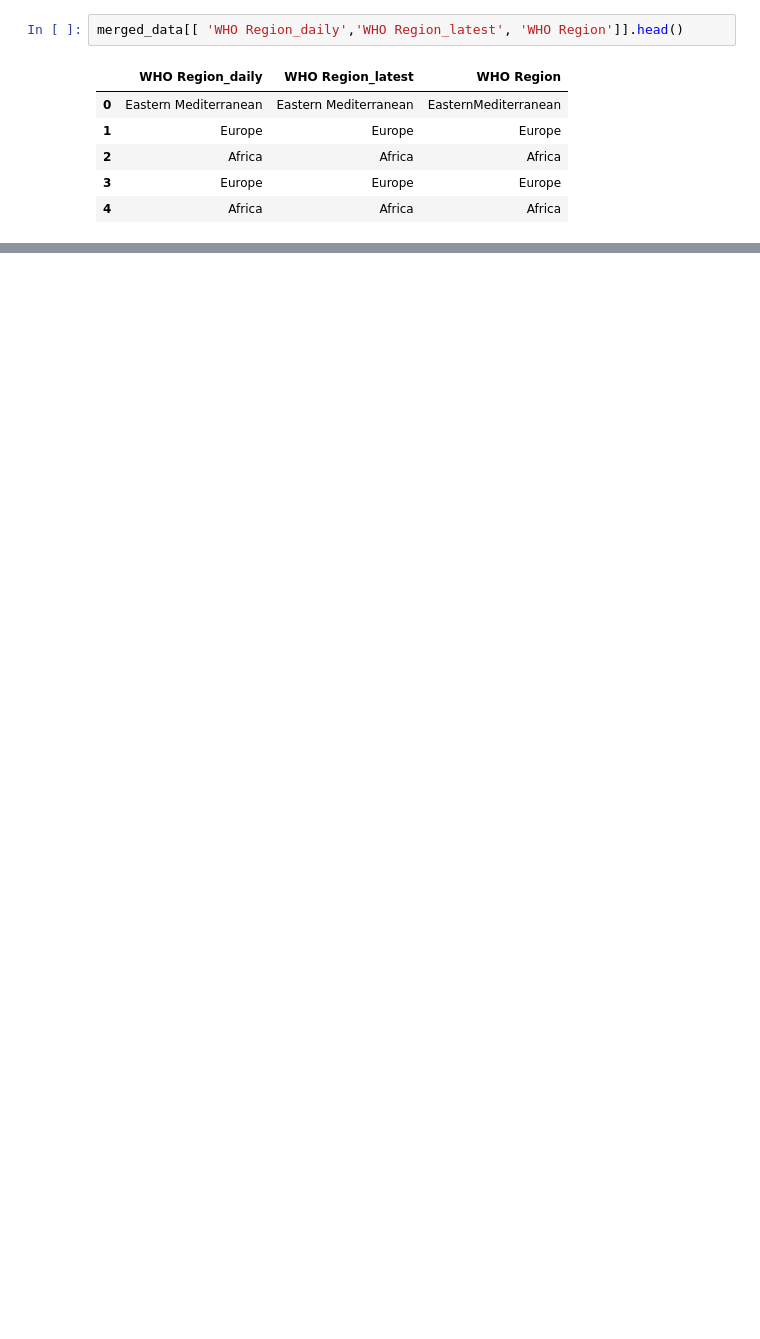
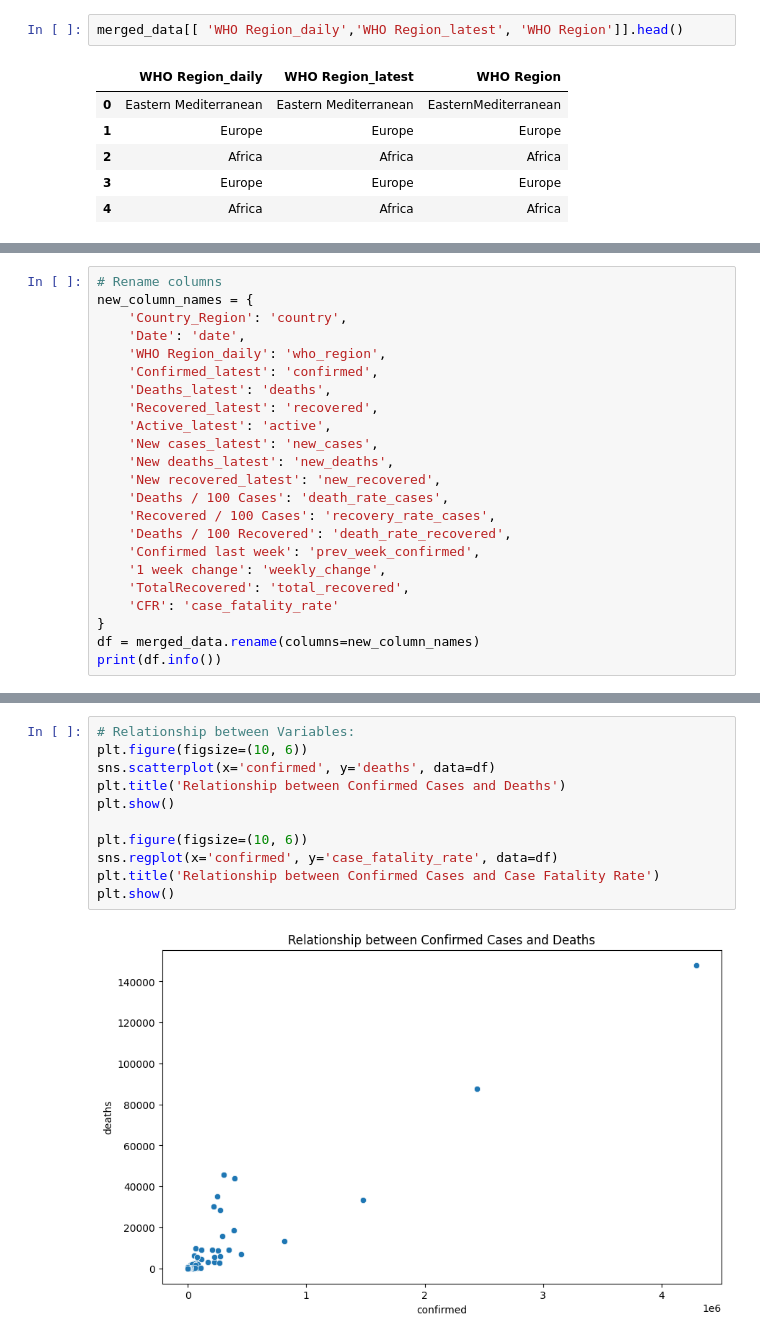
Before and after one commit to izik-adio/Predictive-Modelling-for-COVID-19, a Jupyter notebook: eda_to_modeling.ipynb, the cells around one changed output, grey strips where cells are left out. Cells and saved outputs as stored; diff of their text form; blank space fills up the shorter version.

```diff
--- a/eda_to_modeling.ipynb
+++ b/eda_to_modeling.ipynb
@@ -128,0 +124,23 @@ print(merged_data_reduced.info())
+# %%
+# Rename columns
+new_column_names = {
+    'Country_Region': 'country',
+    'Date': 'date',
+    'WHO Region_daily': 'who_region',
+    'Confirmed_latest': 'confirmed',
+    'Deaths_latest': 'deaths',
+    'Recovered_latest': 'recovered',
+    'Active_latest': 'active',
+    'New cases_latest': 'new_cases',
+    'New deaths_latest': 'new_deaths',
+    'New recovered_latest': 'new_recovered',
+    'Deaths / 100 Cases': 'death_rate_cases',
+    'Recovered / 100 Cases': 'recovery_rate_cases',
+    'Deaths / 100 Recovered': 'death_rate_recovered',
+    'Confirmed last week': 'prev_week_confirmed',
+    '1 week change': 'weekly_change',
+    'TotalRecovered': 'total_recovered',
+    'CFR': 'case_fatality_rate'
+}
+df = merged_data.rename(columns=new_column_names)
+print(df.info())
@@ -131,0 +259,13 @@ merged_data.to_csv('merged_covid_data.csv', index=False)
+# %%
+# Relationship between Variables:
+plt.figure(figsize=(10, 6))
+sns.scatterplot(x='confirmed', y='deaths', data=df)
+plt.title('Relationship between Confirmed Cases and Deaths')
+plt.show()
+
+plt.figure(figsize=(10, 6))
+sns.regplot(x='confirmed', y='case_fatality_rate', data=df)
+plt.title('Relationship between Confirmed Cases and Case Fatality Rate')
+plt.show()
+# %% [output]
+[figure, added]
```
Also changed, not shown: parts of 18 cells of this notebook.
